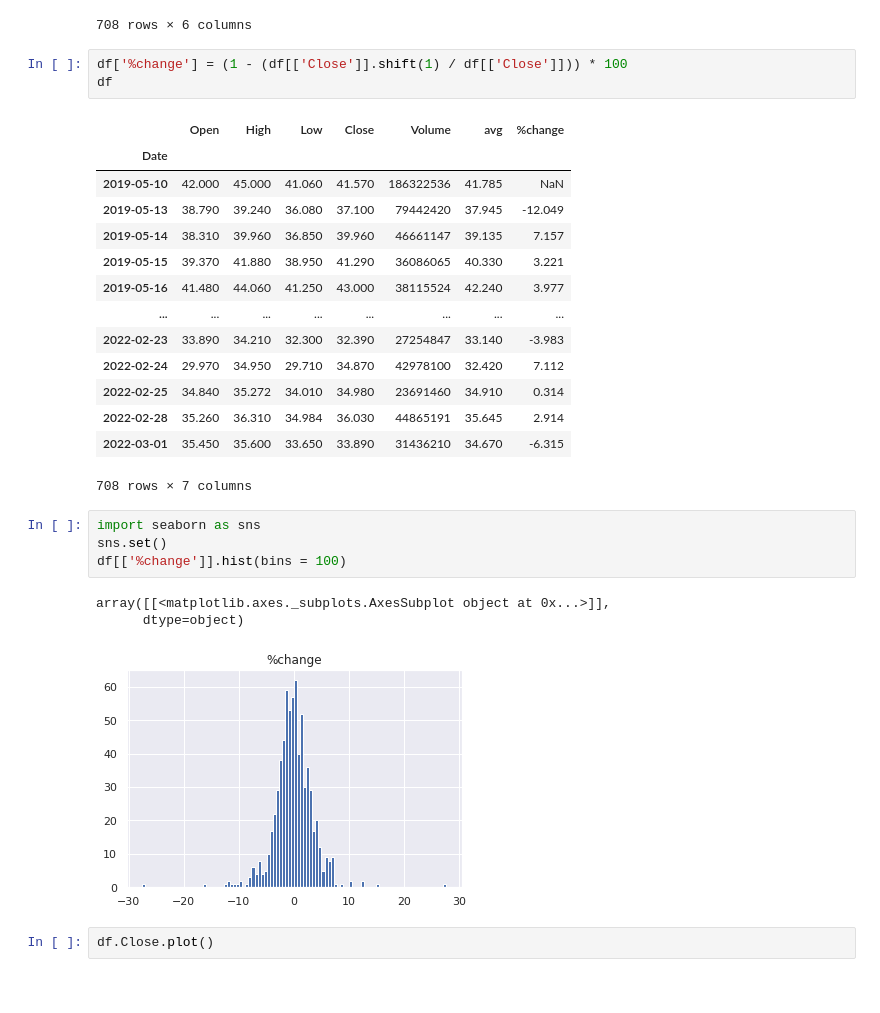
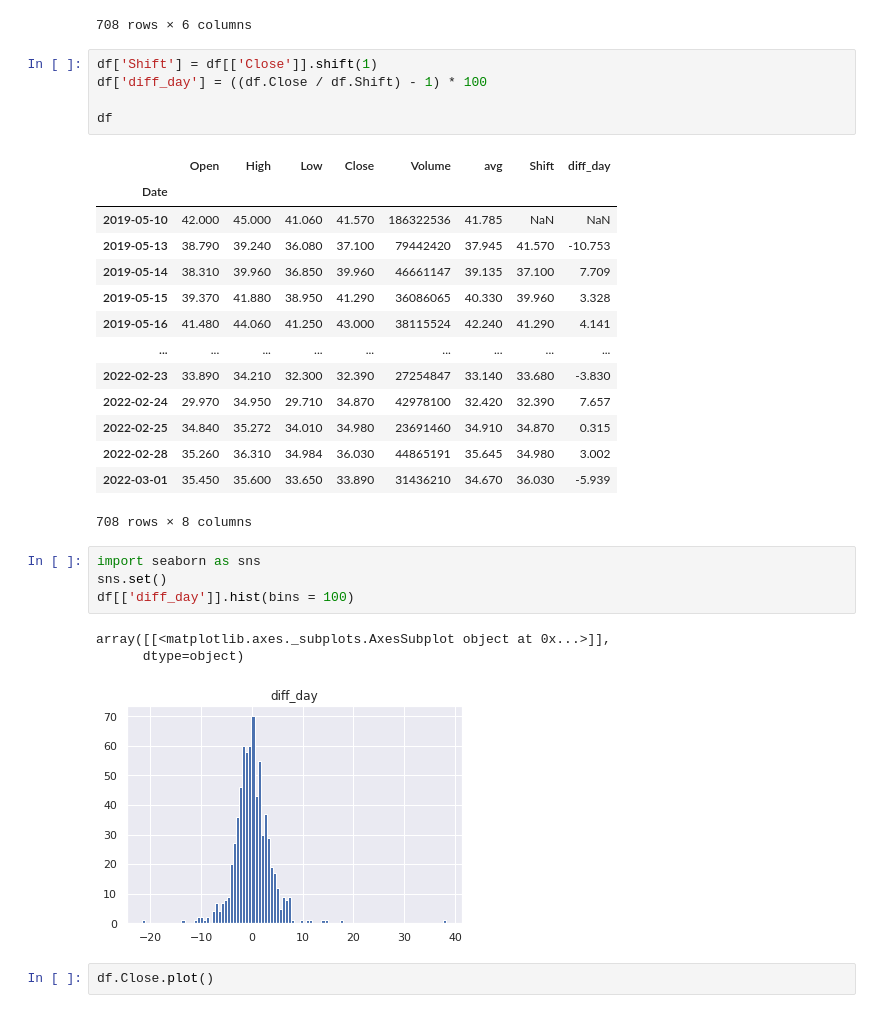
Before and after one commit to ChojnackiKRZ/data-science-bootcamp, a Jupyter notebook: 05_dane_gieldowe.ipynb, the cells around one changed output. Drawn from its saved outputs; the diff is of its cells as text.

```diff
--- a/05_dane_gieldowe.ipynb
+++ b/05_dane_gieldowe.ipynb
@@ -206,31 +206,33 @@ df
 | 2022-03-01 | 35.450 | 35.600 | 33.650 | 33.890 | 31436210 | 34.670 |
 708 rows × 6 columns
 # %%
-df['%change'] = (1 - (df[['Close']].shift(1) / df[['Close']])) * 100
+df['Shift'] = df[['Close']].shift(1)
+df['diff_day'] = ((df.Close / df.Shift) - 1) * 100
+
 df
 # %% [output]
-|  | Open | High | Low | Close | Volume | avg | %change |
-| Date |  |  |  |  |  |  |  |
-| 2019-05-10 | 42.000 | 45.000 | 41.060 | 41.570 | 186322536 | 41.785 | NaN |
-| 2019-05-13 | 38.790 | 39.240 | 36.080 | 37.100 | 79442420 | 37.945 | -12.049 |
-| 2019-05-14 | 38.310 | 39.960 | 36.850 | 39.960 | 46661147 | 39.135 | 7.157 |
-| 2019-05-15 | 39.370 | 41.880 | 38.950 | 41.290 | 36086065 | 40.330 | 3.221 |
-| 2019-05-16 | 41.480 | 44.060 | 41.250 | 43.000 | 38115524 | 42.240 | 3.977 |
-| ... | ... | ... | ... | ... | ... | ... | ... |
-| 2022-02-23 | 33.890 | 34.210 | 32.300 | 32.390 | 27254847 | 33.140 | -3.983 |
-| 2022-02-24 | 29.970 | 34.950 | 29.710 | 34.870 | 42978100 | 32.420 | 7.112 |
-| 2022-02-25 | 34.840 | 35.272 | 34.010 | 34.980 | 23691460 | 34.910 | 0.314 |
-| 2022-02-28 | 35.260 | 36.310 | 34.984 | 36.030 | 44865191 | 35.645 | 2.914 |
-| 2022-03-01 | 35.450 | 35.600 | 33.650 | 33.890 | 31436210 | 34.670 | -6.315 |
+|  | Open | High | Low | Close | Volume | avg | Shift | diff_day |
+| Date |  |  |  |  |  |  |  |  |
+| 2019-05-10 | 42.000 | 45.000 | 41.060 | 41.570 | 186322536 | 41.785 | NaN | NaN |
+| 2019-05-13 | 38.790 | 39.240 | 36.080 | 37.100 | 79442420 | 37.945 | 41.570 | -10.753 |
+| 2019-05-14 | 38.310 | 39.960 | 36.850 | 39.960 | 46661147 | 39.135 | 37.100 | 7.709 |
+| 2019-05-15 | 39.370 | 41.880 | 38.950 | 41.290 | 36086065 | 40.330 | 39.960 | 3.328 |
+| 2019-05-16 | 41.480 | 44.060 | 41.250 | 43.000 | 38115524 | 42.240 | 41.290 | 4.141 |
+| ... | ... | ... | ... | ... | ... | ... | ... | ... |
+| 2022-02-23 | 33.890 | 34.210 | 32.300 | 32.390 | 27254847 | 33.140 | 33.680 | -3.830 |
+| 2022-02-24 | 29.970 | 34.950 | 29.710 | 34.870 | 42978100 | 32.420 | 32.390 | 7.657 |
+| 2022-02-25 | 34.840 | 35.272 | 34.010 | 34.980 | 23691460 | 34.910 | 34.870 | 0.315 |
+| 2022-02-28 | 35.260 | 36.310 | 34.984 | 36.030 | 44865191 | 35.645 | 34.980 | 3.002 |
+| 2022-03-01 | 35.450 | 35.600 | 33.650 | 33.890 | 31436210 | 34.670 | 36.030 | -5.939 |
-708 rows × 7 columns
+708 rows × 8 columns
 # %%
 import seaborn as sns
 sns.set()
-df[['%change']].hist(bins = 100)
+df[['diff_day']].hist(bins = 100)
 # %% [output]
 array([[<matplotlib.axes._subplots.AxesSubplot object at 0x...>]],
       dtype=object)
-[figure, old version]
+[figure, new version]
 # %%
 df.Close.plot()
 # %% [output]
```
Also changed, not shown: parts of 8 cells of this notebook.
